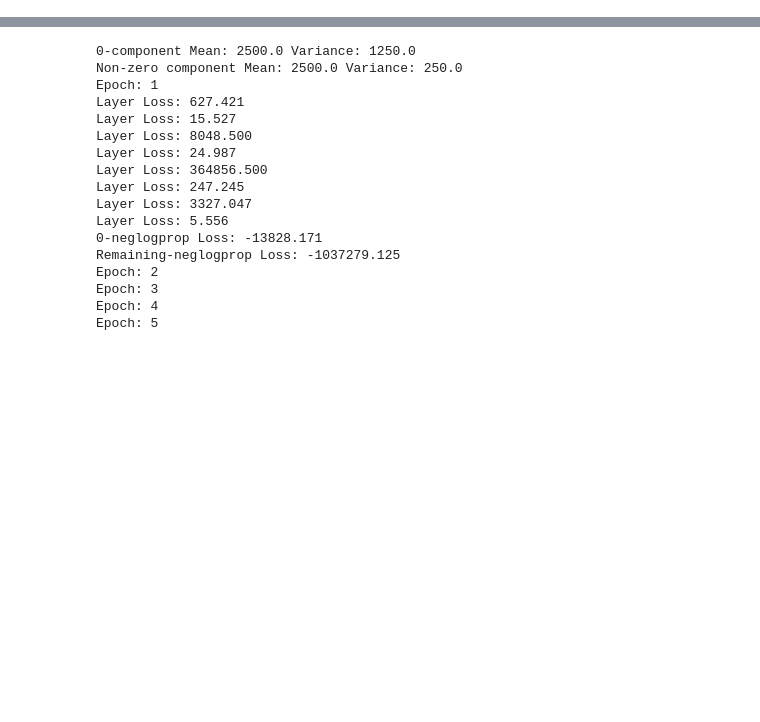
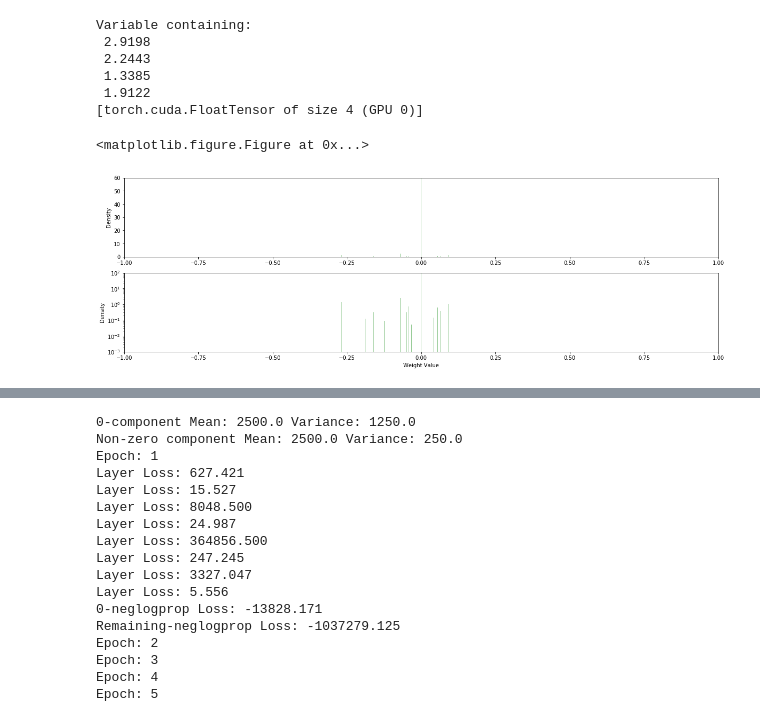
Before and after one commit to okz12/NN_compression, a Jupyter notebook: notebooks/model_scaling.ipynb, the cells around one changed output, grey strips where cells are left out. Cells and saved outputs as stored; diff of their text form; code cells hidden in the pictures; blank space fills up the shorter version.

```diff
--- a/notebooks/model_scaling.ipynb
+++ b/notebooks/model_scaling.ipynb
@@ -146,0 +184,14 @@ Epoch: 20. Test Accuracy: 98.62
+# %%
+gmp.scale.exp()
+# %% [output]
+Variable containing:
+ 2.9198
+ 2.2443
+ 1.3385
+ 1.9122
+[torch.cuda.FloatTensor of size 4 (GPU 0)]
+# %%
+show_sws_weights(prune)
+# %% [output]
+<matplotlib.figure.Figure at 0x...>
+[figure, added]
```
Also changed, not shown: parts of 6 cells of this notebook, 2 other files.
